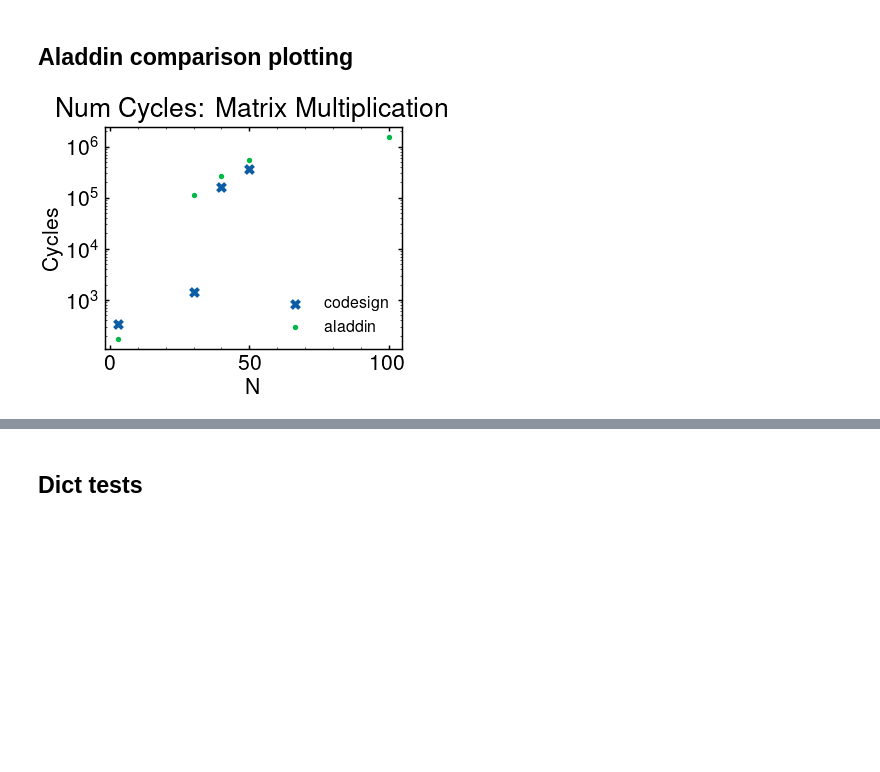
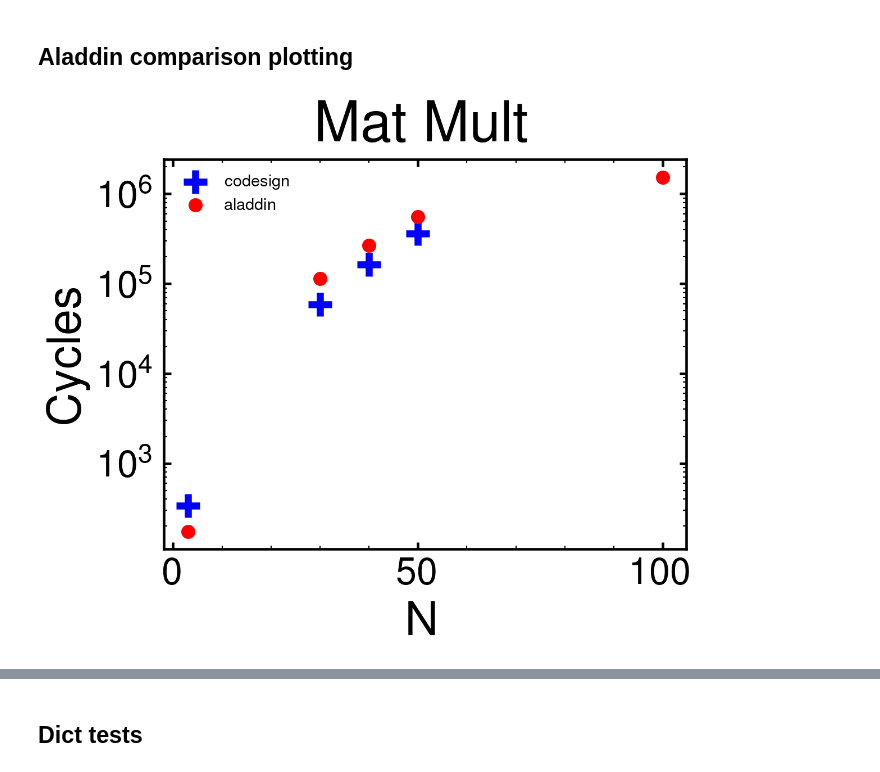
Before and after one commit to tathagatasrimani/codesign, a Jupyter notebook: src/vamshi_misc_tests.ipynb, the cells around one changed output, grey strips where cells are left out. Drawn from its saved outputs; the diff is of its cells as text; code cells hidden in the pictures; blank space fills up the shorter version.

```diff
--- a/src/vamshi_misc_tests.ipynb
+++ b/src/vamshi_misc_tests.ipynb
@@ -1002,37 +999,37 @@ tech_params['mem_area'][transistor_size][cache_size][mem_layers][pitch]
 # %%
 mat_dim = [3, 30, 40, 50, 100]
 
-codesign = {'cycles': [338, 1443, 163045, 361536, 0],
-    'avg power': [39249587.42304815 * 1e-6, 9276.351268495471, 138891920.7748982*1e-6, 123833633.04556464*1e-6, 0.0],
-    'area': [983860380100.0*1e-6, 235410789.7137, 983860380100.0*1e-6, 983860380100.0*1e-6, 0]}
+codesign = {'cycles': [338, 59072, 163045, 361536, 0],
+    'avg power': [39249587.42304815 * 1e-6, 158127090.63154665 * 1e-6, 138891920.7748982*1e-6, 123833633.04556464*1e-6, 0.0],
+    'area': [983860380100.0*1e-6, 983860380100.0*1e-6, 983860380100.0*1e-6, 983860380100.0*1e-6, 0]}
 aladdin = {'cycles': [174, 113493, 265723, 555342, 1531104],
     'avg power': [0.551979, 1.43059, 1.97416, 2.46941, 7.91342],
     'area': [9791.83, 35196.3, 56172.4, 80612.3, 304888]}
 # %%
-with mpl.rc_context({'lines.linewidth' : 2.25,
-'lines.markersize' : 6,
-'figure.figsize': (4,3),
-'figure.dpi': 96,
-# 'axes.titlepad': 8.0,
-'axes.linewidth' : 1.1,
-'legend.frameon': False,
-'legend.fontsize': 12,
-'xtick.major.width' : 1.1,
-'ytick.major.width' : 1.1,
-'axes.titlesize' : 20,
-'axes.labelsize' : 16,
-'lines.linewidth' : 3,
-'lines.markersize' : 6,
-'xtick.labelsize' : 16,
-'ytick.labelsize' : 16,}):
-    plt.scatter(mat_dim, codesign['cycles'], marker='x', label='codesign')
-    plt.scatter(mat_dim, aladdin['cycles'], marker='.', label='aladdin')
-    plt.xlabel('N')
-    plt.ylabel('Cycles')
-    plt.yscale('log')
-    plt.legend()
-    plt.title("Num Cycles: Matrix Multiplication")
-    plt.show()
+# with mpl.rc_context({'lines.linewidth' : 2.25,
+# 'lines.markersize' : 6,
+# 'figure.figsize': (5,4),
+# 'figure.dpi': 192,
+# # 'axes.titlepad': 8.0,
+# 'axes.linewidth' : 1.1,
+# 'legend.frameon': False,
+# 'legend.fontsize': 12,
+# 'xtick.major.width' : 1.1,
+# 'ytick.major.width' : 1.1,
+# 'axes.titlesize' : 20,
+# 'axes.labelsize' : 16,
+# 'lines.linewidth' : 3,
+# 'lines.markersize' : 6,
+# 'xtick.labelsize' : 16,
+# 'ytick.labelsize' : 16,}):
+plt.scatter(mat_dim, codesign['cycles'], marker='+', label='codesign', c='b')
+plt.scatter(mat_dim, aladdin['cycles'], marker='.', label='aladdin', c='r')
+plt.xlabel('N')
+plt.ylabel('Cycles')
+plt.yscale('log')
+plt.legend()
+plt.title("Mat Mult")
+plt.show()
 # %% [output]
-[figure, old version]
+[figure, new version]
 # %%
```
Also changed, not shown: parts of 3 cells of this notebook, 3 other files.
